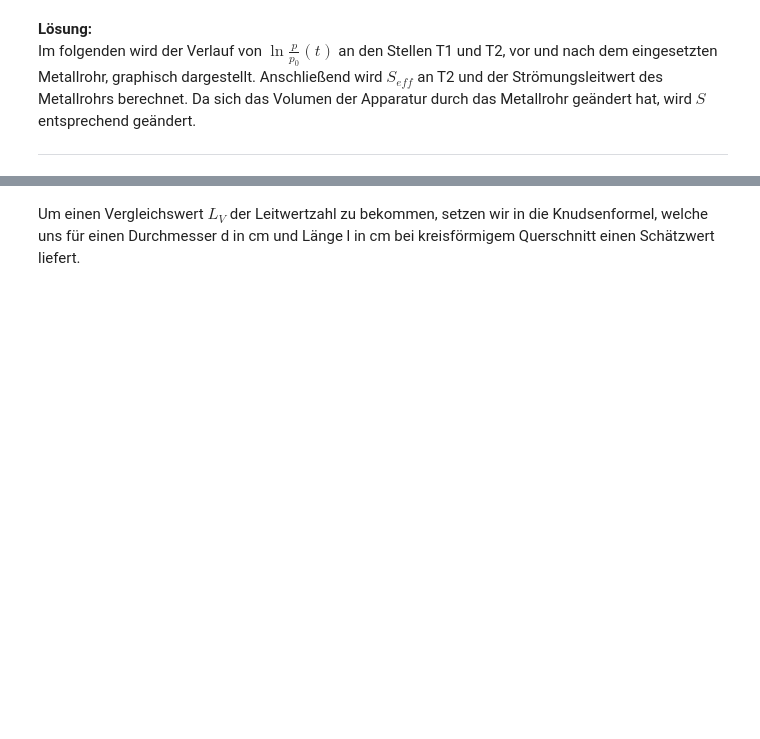
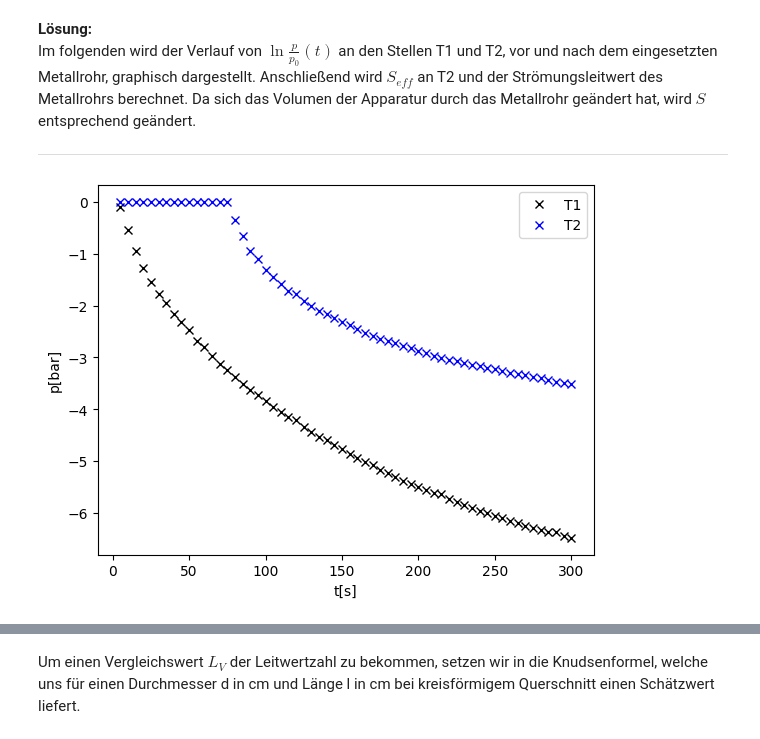
Before and after one commit to thexwon/Praktikum2KlassPhysKIT, a Jupyter notebook: Vakuum/Vakuum.ipynb, the cells around one changed output, grey strips where cells are left out. Drawn from its saved outputs; the diff is of its cells as text; code cells hidden in the pictures; blank space fills up the shorter version.

```diff
--- a/Vakuum/Vakuum.ipynb
+++ b/Vakuum/Vakuum.ipynb
@@ -297,24 +284,25 @@ Im folgenden wird der Verlauf von $\ln{\frac{p}{p_0}}(t)$ an den Stellen T1 und
 # %%
 data=pd.read_csv('Messung/Aufgabe3.txt',delimiter=';',decimal=".",skiprows=1) #importiere Daten
 data.columns=['t','T1','T2']
 t = data['t'].to_numpy()
 T1 = data['T1'].to_numpy()*10**(-3)
 T2 = data['T2'].to_numpy()*10**(-3)
-
-p0=2
-t0=-1
+V= 10.01 + 0.5 - 0.034 - np.pi*0.021**2*0.44 + np.pi*0.002**2*0.45
+p0=1
 lnp1 = np.log(T1/p0)
 lnp2 = np.log(T2/p0)
-tn= t-t0
+tn= t
 
 
 plt.plot(tn,lnp1,label='T1',color='black',marker='x',linestyle='None') #mache Plot
 plt.plot(tn,lnp2,label='T2',color='blue',marker='x',linestyle='None') #mache Plot
 plt.xlabel('t[s]')
 plt.ylabel('p[bar]')
 plt.legend()
 plt.savefig('figures/plt3.png')
 plt.show()
+# %% [output]
+[figure, added]
 # %%
 #S fit aus der 2
 
```
Also changed, not shown: parts of 6 cells of this notebook.
